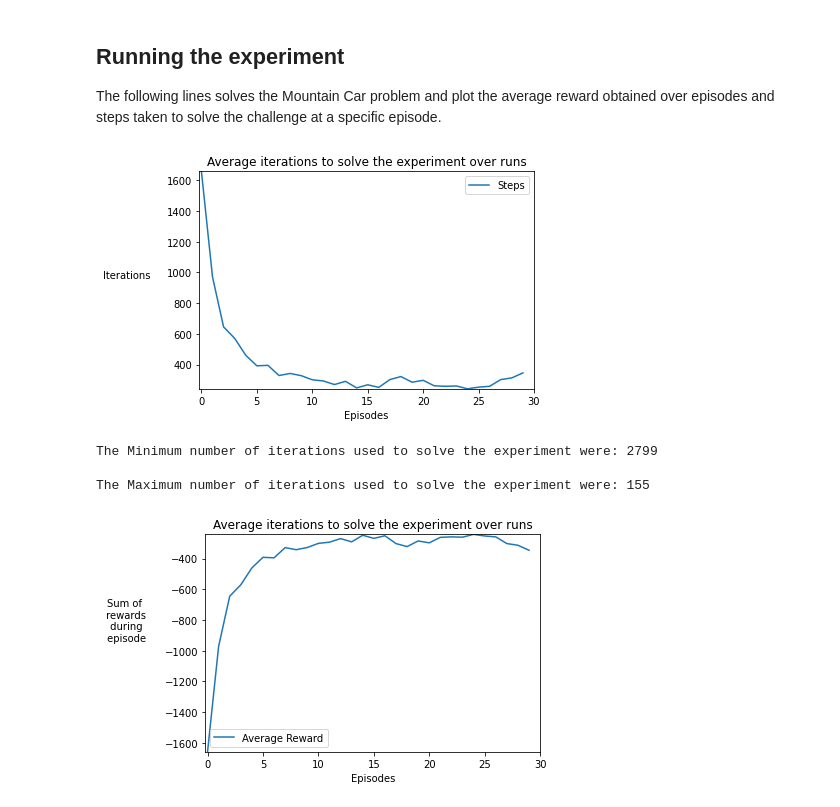
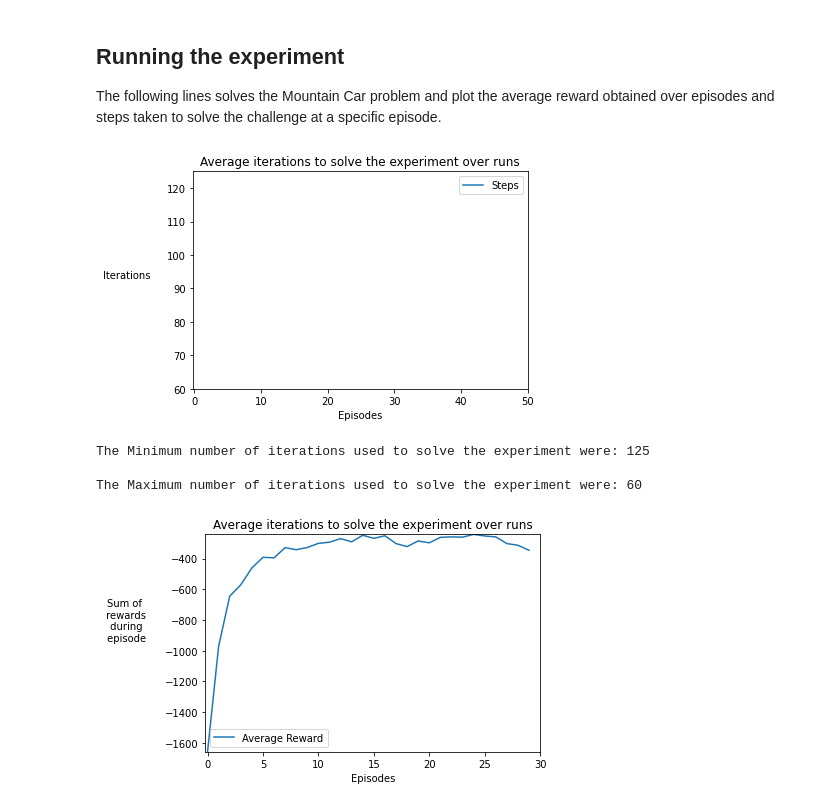
Before and after one commit to MikeS96/rl_openai, a Jupyter notebook: LunarLander.ipynb, the cells around one changed output. Saved outputs shown, nothing was run; the diff lists cells and outputs as text; code cells hidden in the pictures.

Commit message:
Implemented SarsaAgent with Pytorch, no functional yet

```diff
--- a/LunarLander.ipynb
+++ b/LunarLander.ipynb
@@ -81,13 +97,13 @@ For further information see [Github source code](https://github.com/openai/gym/b
 # %% [markdown]
 The next cell aims to show how to iterate with the action and observation space of the agent and extract relevant information from it
 # %%
-env = gym.make("Pendulum-v0")
+env = gym.make("LunarLander-v2")
 observation = env.reset()
 
 # Object's type in the action Space
 print("The Action Space is an object of type: {0}\n".format(env.action_space))
 # Shape of the action Space
-print("The shape of the action space is: {0}\n".format(env.action_space.shape))
+print("The shape of the action space is: {0}\n".format(env.action_space.n))
 # Object's type in the Observation Space
 print("The Environment Space is an object of type: {0}\n".format(env.observation_space))
 # Shape of the observation space
@@ -95,12 +111,6 @@ print("The Shape of the dimension Space are: {0}\n".format(env.observation_space
 # The high and low values in the observation space
 print("The High values in the observation space are {0}, the low values are {1}\n".format(
     env.observation_space.high, env.observation_space.low))
-# Minimum and Maximum car position
-print("The minimum and maximum car's position are: {0}, {1}\n".format(
-    env.observation_space.low[0], env.observation_space.high[0]))
-# Minimum and Maximum car velocity
-print("The minimum and maximum car's velocity are: {0}, {1}\n".format(
-    env.observation_space.low[1], env.observation_space.high[1]))
 # Example of observation
 print("The Observations at a given timestep are {0}\n".format(env.observation_space.sample()))
 # %% [output]
@@ -391,11 +632,26 @@ class SarsaAgent():
 The following lines solves the Mountain Car problem and plot the average reward obtained over episodes and steps taken to solve the challenge at a specific episode.
 # %%
 # Test Sarsa Agent
-num_runs = 10
-num_episodes = 30
-agent_info_options = {"num_tilings": 8, "num_tiles": 8, "iht_size": 4096,
-                      "epsilon": 0.0, "gamma": 1.0, "alpha": 0.5,
-                      "initial_weights": 0.0, "num_actions": 3}
+num_runs = 1
+num_episodes = 10
+
+agent_info = {
+             'network_config': {
+                 'state_dim': 8,
+                 'num_hidden_units': 128,
+                 'num_actions': 4
+             },
+             'optimizer_config': {
+                 'step_size': 3e-5,
+                 'beta_m': 0.9,
+                 'beta_v': 0.999,
+                 'epsilon': 1e-8
+             },
+             'replay_buffer_size': 32,
+             'minibatch_sz': 32,
+             'num_replay_updates_per_step': 4,
+             'gamma': 0.99,
+             'tau': 1000.0}
 
 # Variable to store the amount of steps taken to solve the challeng
 all_steps = []
@@ -403,10 +659,10 @@ all_steps = []
 all_rewards = []
 
 # Agent
-agent = SarsaAgent(agent_info_options)
+agent = ExpectedSarsaAgent()
 
 # Environment
-env = gym.make('MountainCar-v0')
+env = gym.make('LunarLander-v2')
 env.reset()
 # Maximum number of possible iterations (default was 200)
 env._max_episode_steps = 10000
@@ -417,7 +673,7 @@ for n_runs in tqdm(range(num_runs)):
     # Resets environment
     observation = env.reset()
     # Reset agent
-    agent.agent_init(agent_info_options)
+    agent.agent_init(agent_info)
     # Generate last state and action in the agent
     last_action = agent.agent_start(observation)
     # Steps taken at each episode to solve the challenge
@@ -435,6 +691,8 @@ for n_runs in tqdm(range(num_runs)):
         observation = env.reset()
         # Run until the experiment is over
         while not done:
+
+            env.render()
 
             # Take a step with the environment
             observation, reward, done, info = env.step(last_action)
@@ -468,21 +726,21 @@ for n_runs in tqdm(range(num_runs)):
 env.close()
 # %%
 steps_average = np.mean(np.array(all_steps), axis=0)
-plt.plot(steps_average, label = 'Steps')
+plt.plot(agent.sum_rewards, label = 'Steps')
 plt.xlabel("Episodes")
 plt.ylabel("Iterations",rotation=0, labelpad=40)
 plt.xlim(-0.2, num_episodes)
 plt.ylim(steps_average.min(), steps_average.max())
 plt.title("Average iterations to solve the experiment over runs")
 plt.legend()
 plt.show()
 print("The Minimum number of iterations used to solve the experiment were: {0}\n".format(np.array(all_steps).max()))
 print("The Maximum number of iterations used to solve the experiment were: {0}\n".format(np.array(all_steps).min()))
 # %% [output]
-[figure, old version]
+[figure, new version]
-The Minimum number of iterations used to solve the experiment were: 2799
+The Minimum number of iterations used to solve the experiment were: 125
 
-The Maximum number of iterations used to solve the experiment were: 155
+The Maximum number of iterations used to solve the experiment were: 60
 # %%
 rewards_average = np.mean(all_rewards, axis=0)
 plt.plot(rewards_average, label = 'Average Reward')
```
Also changed, not shown: parts of 21 cells of this notebook.
